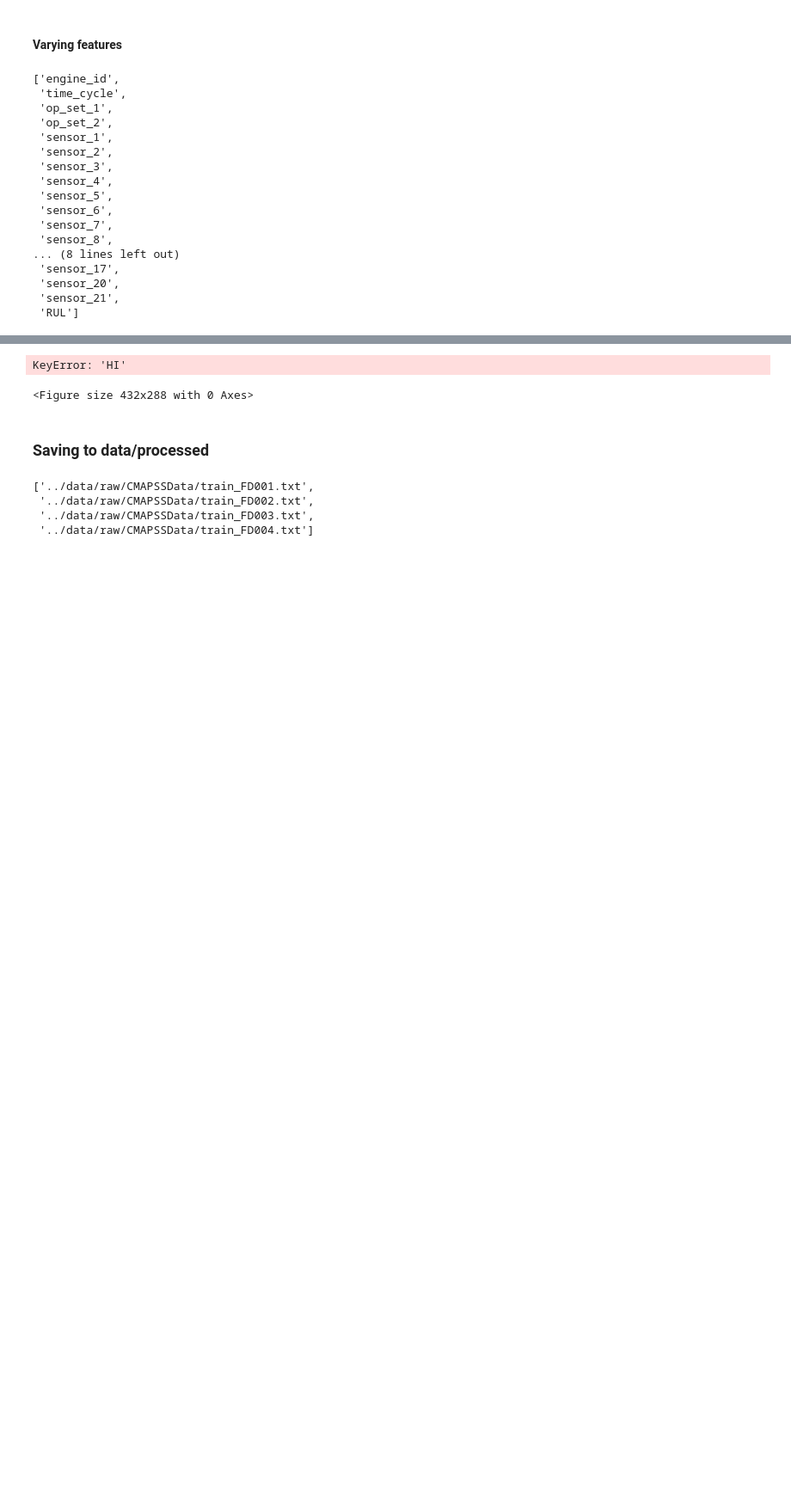
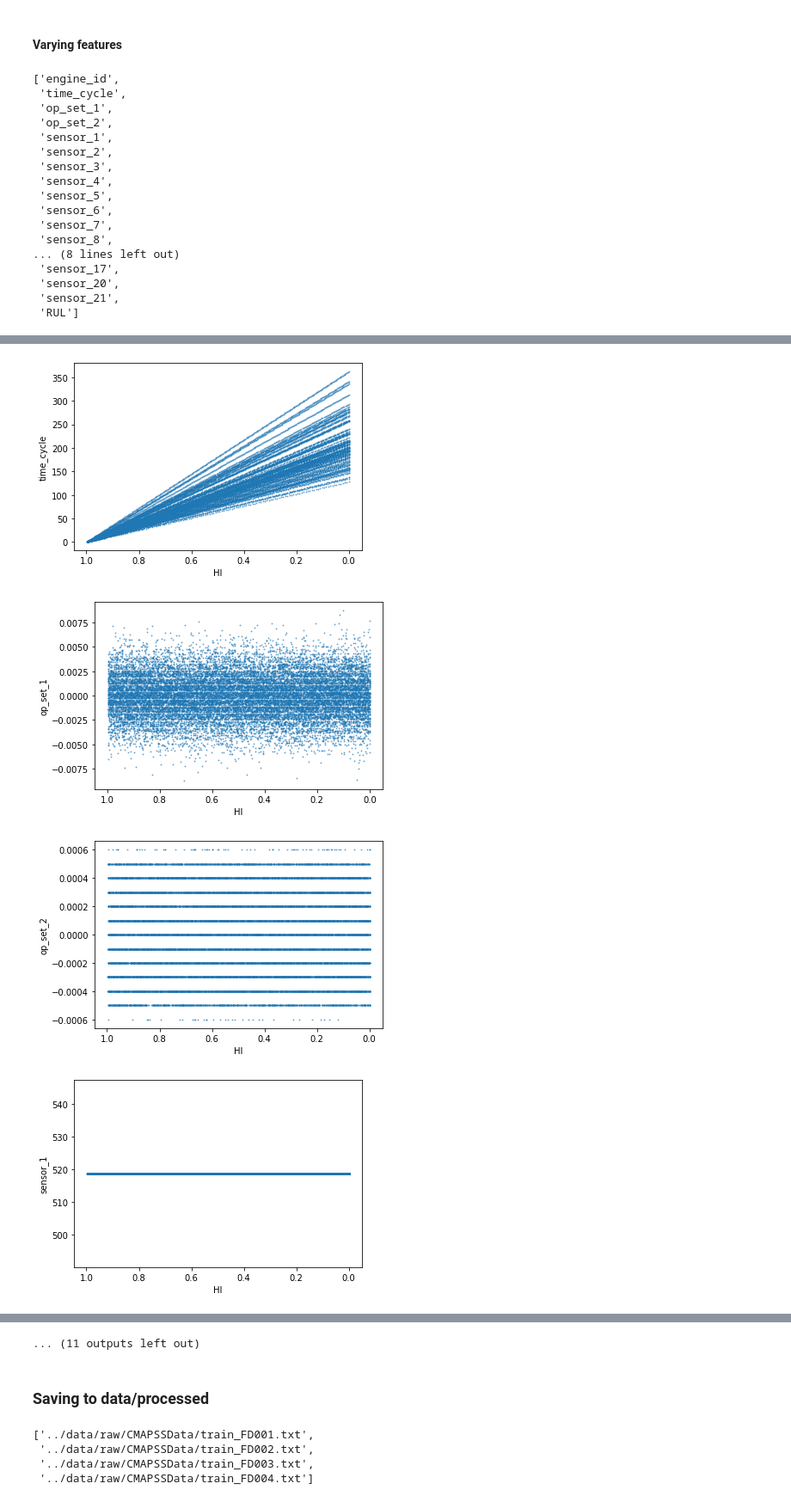
Before and after one commit to HazmilH/turbofan_rul_prediction, a Jupyter notebook: notebooks/01-turbofan_rul_EDA.ipynb, the cells around one changed output, grey strips where cells are left out. Shown at 86% size. Drawn from its saved outputs; the diff is of its cells as text; code cells hidden in the pictures; blank space fills up the shorter version.

```diff
--- a/notebooks/01-turbofan_rul_EDA.ipynb
+++ b/notebooks/01-turbofan_rul_EDA.ipynb
@@ -481,11 +480,15 @@ for col in df_vary.columns[1:-1]:
 # %%
 df_vary = df[vary_features]
 
 for col in df_vary.columns[1:]:
     plt.figure()
-    plt.scatter(x=df_vary['HI'], y=df[col], alpha=0.5, s=1)
+    plt.scatter(x=df['HI'], y=df_vary[col], alpha=0.5, s=1)
     plt.ylabel(col)
-    plt.xlabel('time_cycle')
+    plt.xlabel('HI')
     plt.gca().invert_xaxis()
     plt.show()
 # %% [output]
+[figure, added]
+[figure, added]
+[figure, added]
+[figure, added]
@@ -492,5 +503,4 @@ for col in df_vary.columns[1:]:
-KeyError: 'HI'
+... (11 outputs left out)
-<Figure size 432x288 with 0 Axes>
 # %% [markdown]
 ### Saving to data/processed
 # %%
```
Also changed, not shown: parts of 9 cells of this notebook, 1 other file.
